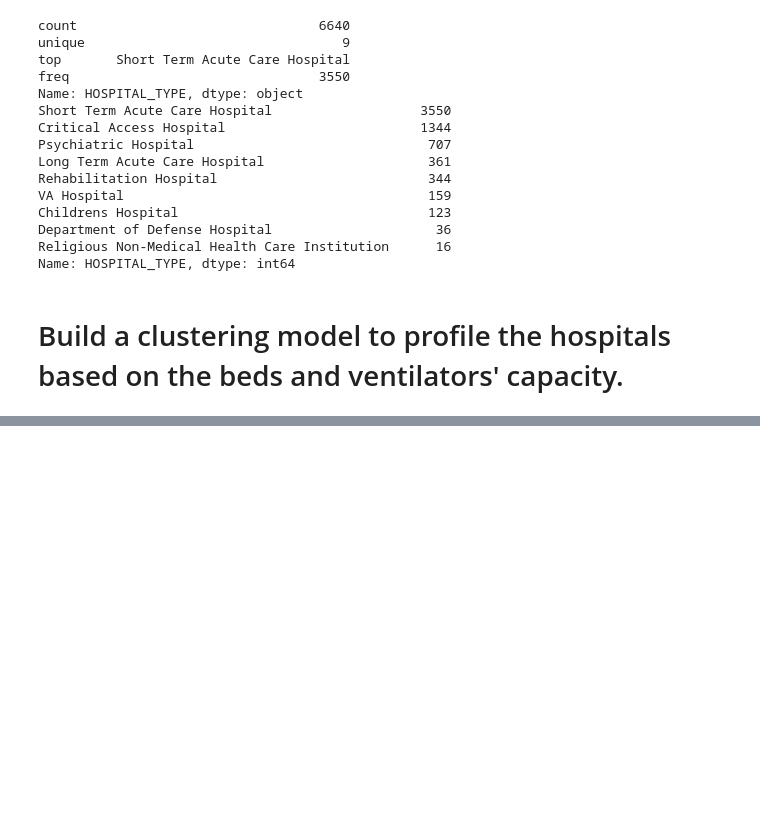
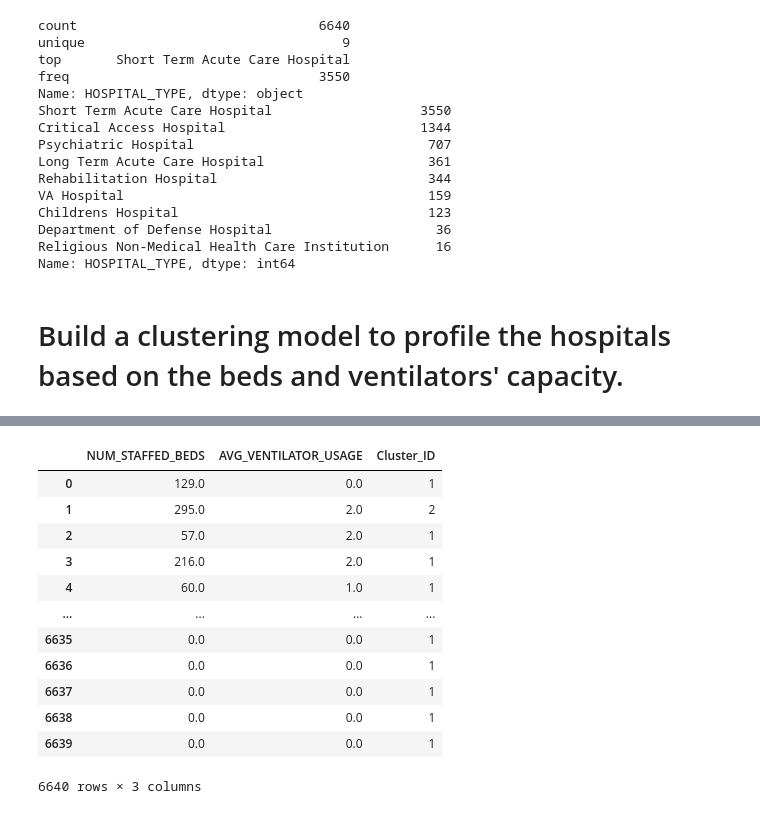
Before and after one commit to dnewton090/covid19-diagnostics, a Jupyter notebook: Descriptive mining.ipynb, the cells around one changed output, grey strips where cells are left out. Cells and saved outputs as stored; diff of their text form; code cells hidden in the pictures; blank space fills up the shorter version.

```diff
--- a/Descriptive mining.ipynb
+++ b/Descriptive mining.ipynb
@@ -120,0 +95,16 @@ memory usage: 752.2+ KB
+# %%
+df2
+# %% [output]
+|  | NUM_STAFFED_BEDS | AVG_VENTILATOR_USAGE | Cluster_ID |
+| 0 | 129.0 | 0.0 | 1 |
+| 1 | 295.0 | 2.0 | 2 |
+| 2 | 57.0 | 2.0 | 1 |
+| 3 | 216.0 | 2.0 | 1 |
+| 4 | 60.0 | 1.0 | 1 |
+| ... | ... | ... | ... |
+| 6635 | 0.0 | 0.0 | 1 |
+| 6636 | 0.0 | 0.0 | 1 |
+| 6637 | 0.0 | 0.0 | 1 |
+| 6638 | 0.0 | 0.0 | 1 |
+| 6639 | 0.0 | 0.0 | 1 |
+6640 rows × 3 columns
```
Also changed, not shown: parts of 12 cells of this notebook, 1 other file.
